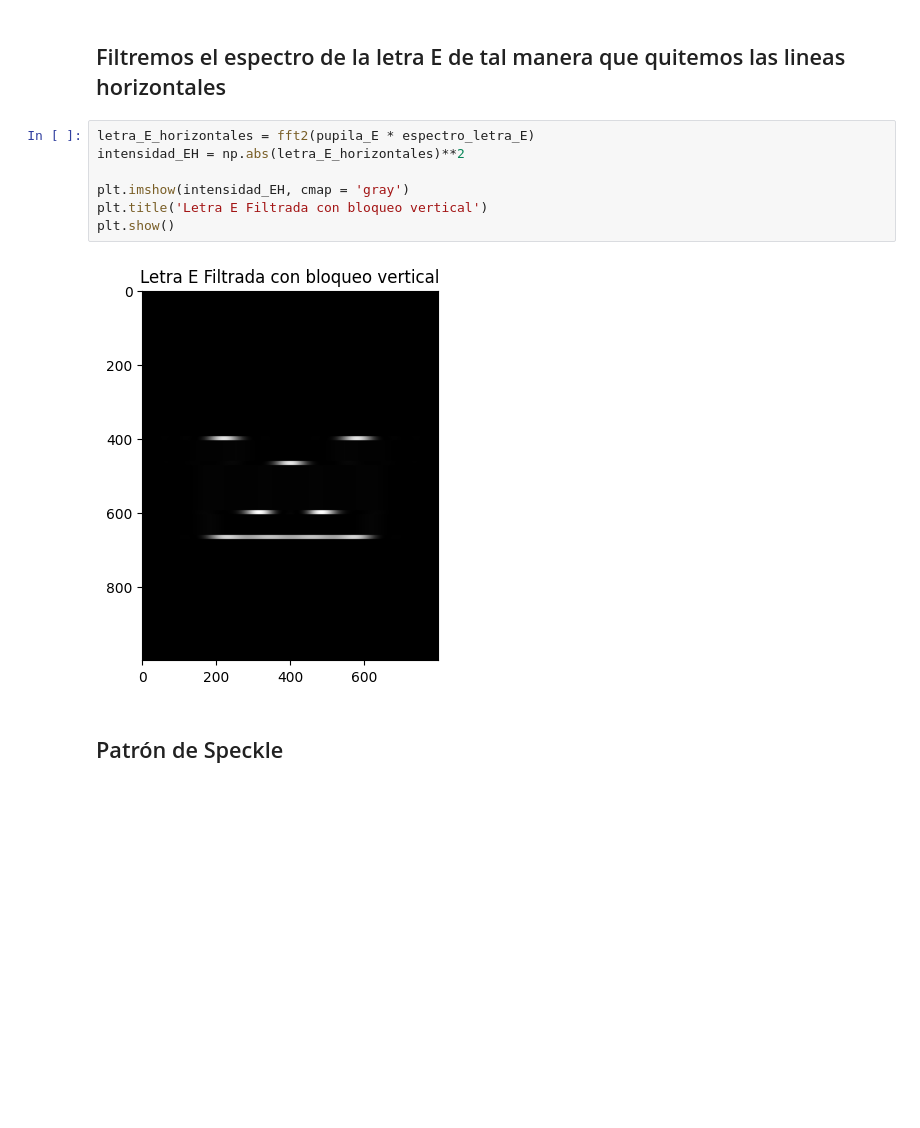
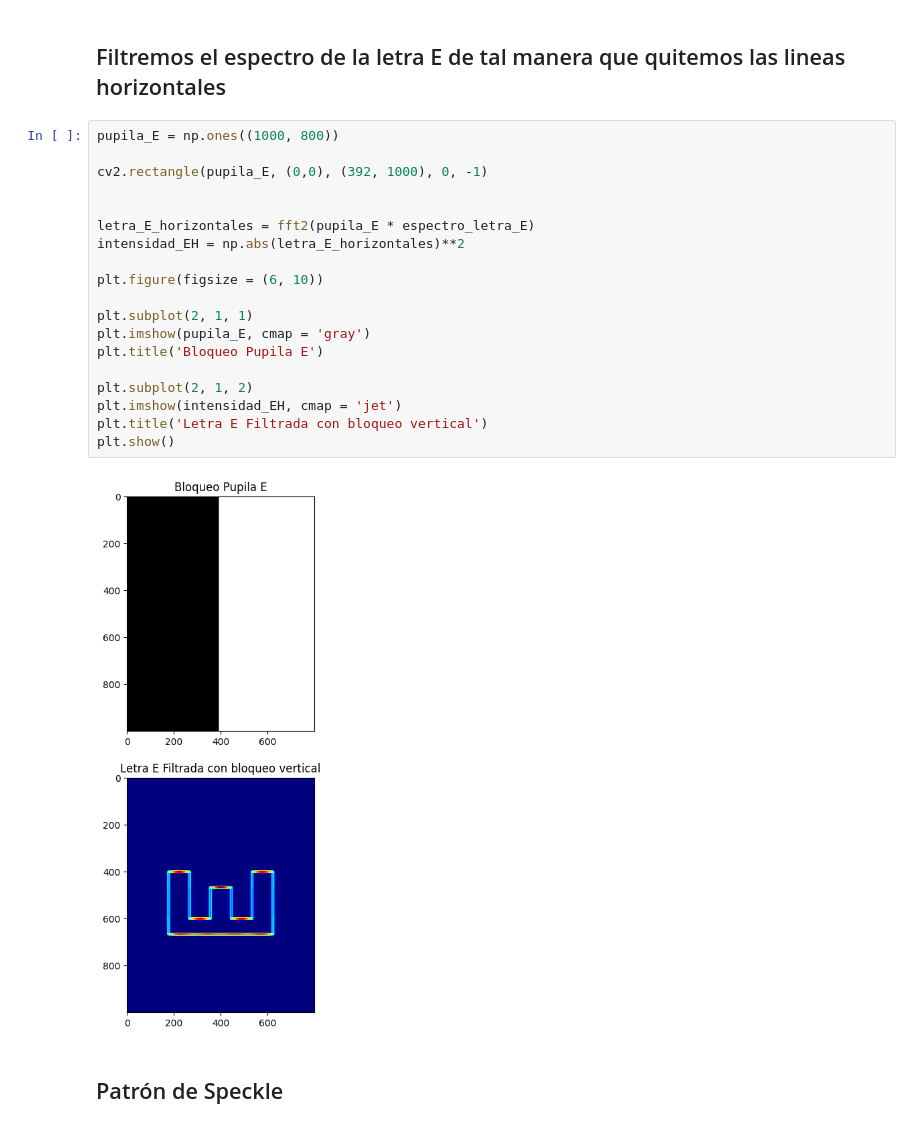
Before and after one commit to Felipe0Parra/IO, a Jupyter notebook: OF_Entrega_2.ipynb, the cells around one changed output. Saved outputs shown, nothing was run; the diff lists cells and outputs as text; blank space fills up the shorter version.

```diff
--- a/OF_Entrega_2.ipynb
+++ b/OF_Entrega_2.ipynb
@@ -320,14 +367,26 @@ plt.show()
 # %% [markdown]
 ## Filtremos el espectro de la letra E de tal manera que quitemos las lineas horizontales
 # %%
+pupila_E = np.ones((1000, 800))
+
+cv2.rectangle(pupila_E, (0,0), (392, 1000), 0, -1)
+
+
 letra_E_horizontales = fft2(pupila_E * espectro_letra_E)
 intensidad_EH = np.abs(letra_E_horizontales)**2
 
-plt.imshow(intensidad_EH, cmap = 'gray')
+plt.figure(figsize = (6, 10))
+
+plt.subplot(2, 1, 1)
+plt.imshow(pupila_E, cmap = 'gray')
+plt.title('Bloqueo Pupila E')
+
+plt.subplot(2, 1, 2)
+plt.imshow(intensidad_EH, cmap = 'jet')
 plt.title('Letra E Filtrada con bloqueo vertical')
 plt.show()
 # %% [output]
-[figure, old version]
+[figure, new version]
 # %% [markdown]
 ## Patrón de Speckle
 # %% [markdown]
```
Also changed, not shown: parts of 44 cells of this notebook.
